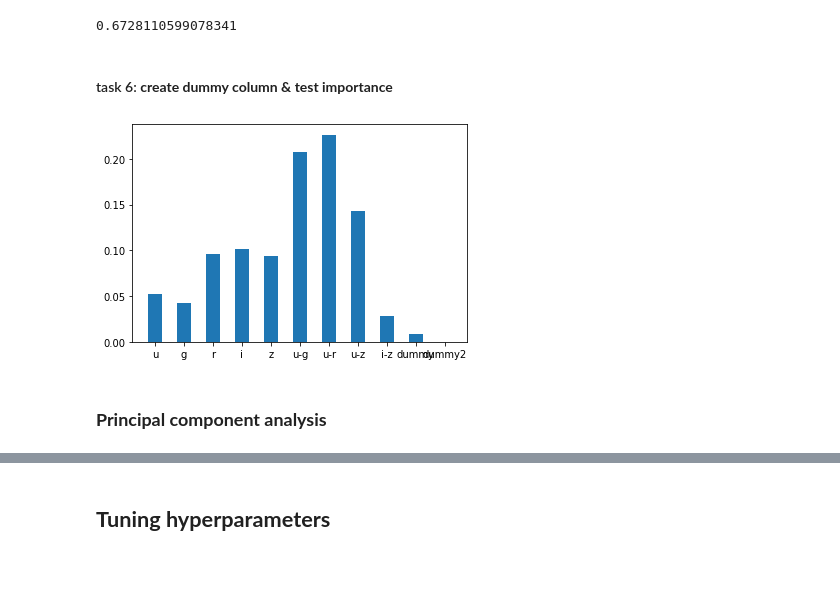
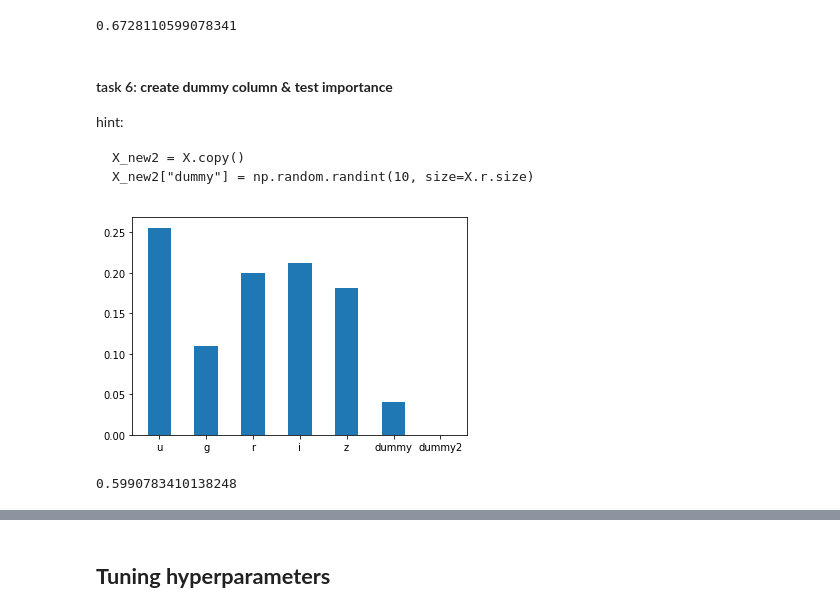
Before and after one commit to tomasplsek/AstroML, a Jupyter notebook: 03_sklearn.ipynb, the cells around one changed output, grey strips where cells are left out. Saved outputs shown, nothing was run; the diff lists cells and outputs as text; code cells hidden in the pictures; blank space fills up the shorter version.

````diff
--- a/03_sklearn.ipynb
+++ b/03_sklearn.ipynb
@@ -319,14 +319,20 @@ model.score(X_test, y_test)
 0.6728110599078341
 # %% [markdown]
 #### task 6: **create dummy column & test importance**
+
+hint:
+```
+X_new2 = X.copy()
+X_new2["dummy"] = np.random.randint(10, size=X.r.size)
+```
 # %%
 X_new2 = X.copy()
 
-X_new2["dummy"] = np.random.normal(0, 1, size=len(X.r))
+X_new2["dummy"] = np.random.normal(0, 1, size=X.r.size)
 X_new2["dummy2"] = np.ones_like(X.r)
 # %%
 clf = ExtraTreesClassifier().fit(X_new2,y)
-plt.bar(np.arange(len(X_new2.columns)), clf.feature_importances_, 0.5)
-plt.xticks(np.arange(len(X_new2.columns)), X_new2.columns);
+plt.bar(np.arange(7), clf.feature_importances_, 0.5)
+plt.xticks(np.arange(7), X_new2.columns);
 # %% [output]
-[figure, old version]
+[figure, new version]
@@ -342,8 +339,8 @@ plt.xticks(np.arange(len(X_new3.columns)), X_new3.columns);
 # %%
-X_train, X_test, y_train, y_test = train_test_split(X_new3[["dummy"]], y,
-                                                    stratify=y,
-                                                    random_state=0)
+X_train, X_test, y_train, y_test = train_test_split(X_new2[["dummy"]], y, stratify=y, random_state=420)
 
 model.fit(X_train, y_train)
 
 model.score(X_test, y_test)
+# %% [output]
+0.5990783410138248
@@ -352,2 +346,0 @@ sum(data["target"] == "star") / len(y), sum(data["target"] == "QSO") / len(y)
-# %% [markdown]
-### **Principal component analysis**
````
Also changed, not shown: parts of 16 cells of this notebook.
